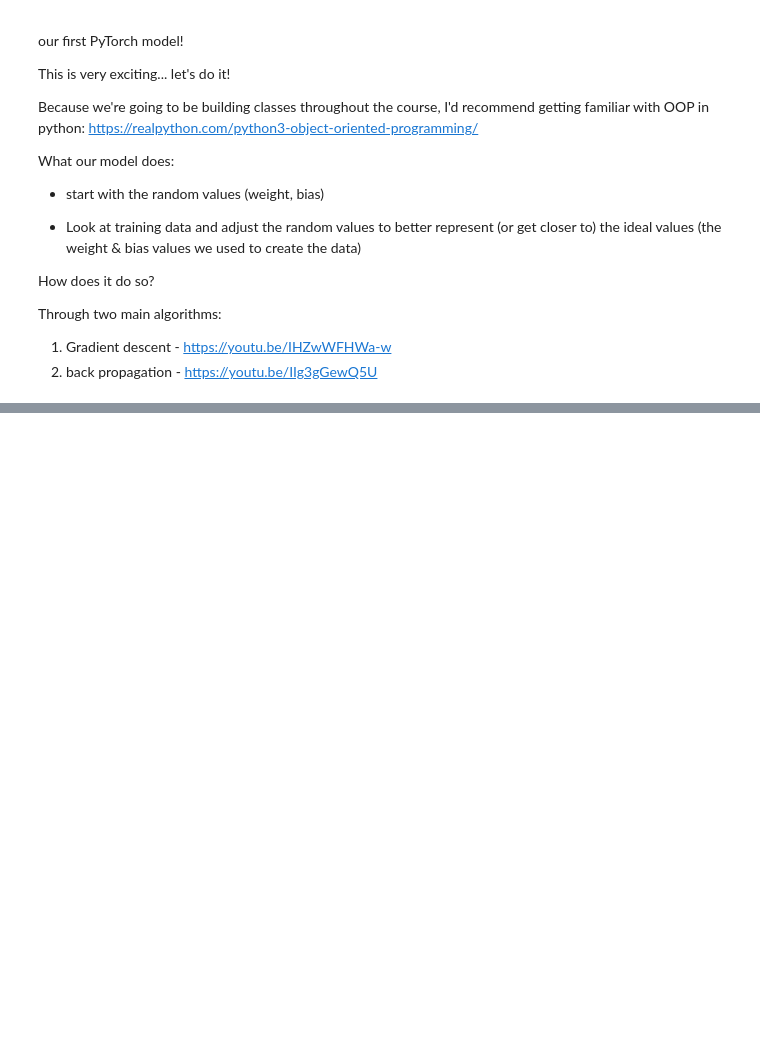
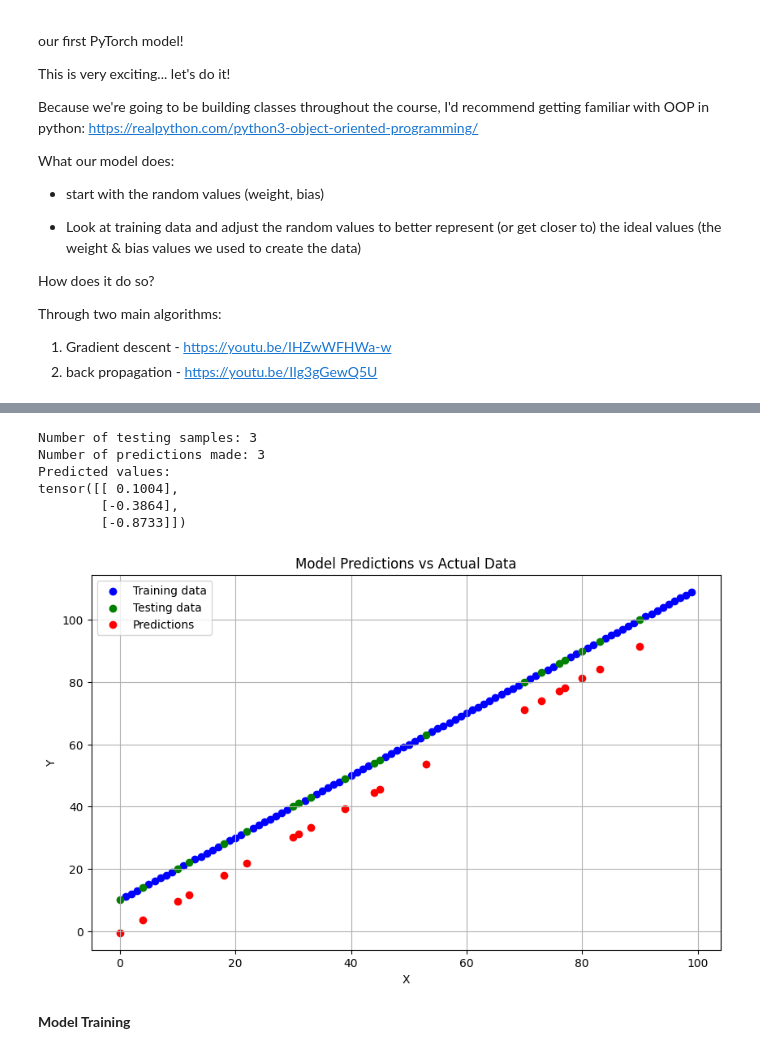
Before and after one commit to sara-javed/Pytorch-week4, a Jupyter notebook: 01_PyTorchWorkflow.ipynb, the cells around one changed output, grey strips where cells are left out. Cells and saved outputs as stored; diff of their text form; code cells hidden in the pictures; blank space fills up the shorter version.

```diff
--- a/01_PyTorchWorkflow.ipynb
+++ b/01_PyTorchWorkflow.ipynb
@@ -175,0 +269,80 @@ class LinearRegressionModel(nn.Module):
+# %%
+# Check the predictions
+print(f"Number of testing samples: {len(X_test)}")
+print(f"Number of predictions made: {len(y_preds)}")
+print(f"Predicted values:\n{y_preds}")
+# %% [output]
+Number of testing samples: 3
+Number of predictions made: 3
+Predicted values:
+tensor([[ 0.1004],
+        [-0.3864],
+        [-0.8733]])
+# %%
+# Step 1: Import libraries
+import torch
+from torch import nn
+import matplotlib.pyplot as plt
+from sklearn.model_selection import train_test_split
+
+# Step 2: Create sample data
+X = torch.arange(0, 100, dtype=torch.float32).reshape(-1, 1)
+Y = X + 10  # Simple target: y = x + 10
+
+# Step 3: Split into train and test
+X_train, X_test, Y_train, Y_test = train_test_split(X, Y, test_size=0.2, random_state=42)
+
+# Step 4: Define the Linear Regression Model
+class LinearRegressionModel(nn.Module):
+    def __init__(self):
+        super().__init__()
+        self.linear_layer = nn.Linear(in_features=1, out_features=1)
+
+    def forward(self, x):
+        return self.linear_layer(x)
+
+# Step 5: Create model instance
+model_0 = LinearRegressionModel()
+
+# Step 6: Define loss and optimizer
+loss_fn = nn.L1Loss()  # MAE loss
+optimizer = torch.optim.SGD(params=model_0.parameters(), lr=0.01)
+
+# Step 7: Train the model
+epochs = 100
+for epoch in range(epochs):
+    model_0.train()
+    y_pred = model_0(X_train)
+    loss = loss_fn(y_pred, Y_train)
+
+    optimizer.zero_grad()
+    loss.backward()
+    optimizer.step()
+
+# Step 8: Predict with test data
+with torch.inference_mode():
+    y_preds = model_0(X_test)
+
+# Step 9: Define the plotting function
+def plot_predictions(train_data, train_labels, test_data, test_labels, predictions=None):
+    plt.figure(figsize=(10, 6))
+
+    plt.scatter(train_data, train_labels, c="blue", label="Training data")
+    plt.scatter(test_data, test_labels, c="green", label="Testing data")
+
+    if predictions is not None:
+        plt.scatter(test_data, predictions, c="red", label="Predictions")
+
+    plt.legend()
+    plt.title("Model Predictions vs Actual Data")
+    plt.xlabel("X")
+    plt.ylabel("Y")
+    plt.grid(True)
+    plt.show()
+
+# Step 10: Call the function
+plot_predictions(X_train, Y_train, X_test, Y_test, y_preds)
+# %% [output]
+[figure, added]
+# %% [markdown]
+**Model Training**
```
Also changed, not shown: parts of 23 cells of this notebook.
